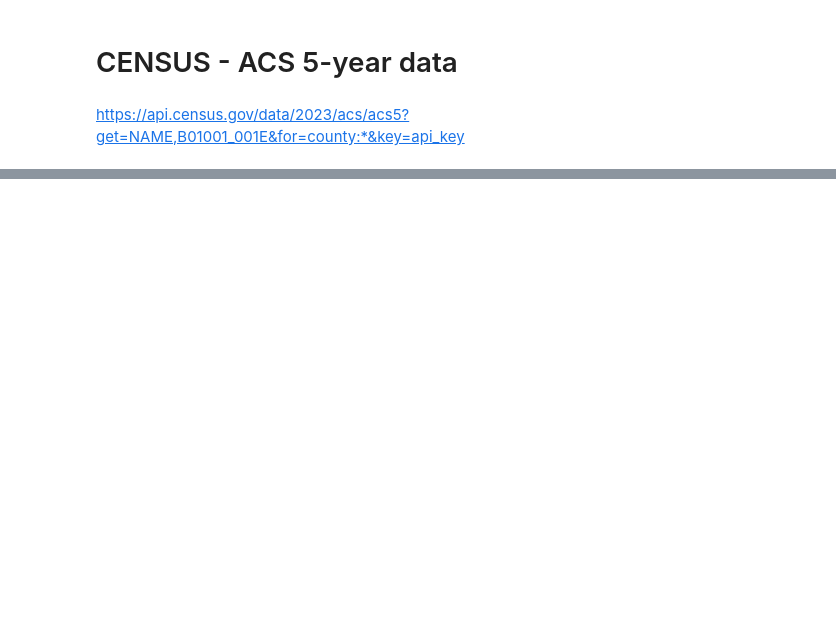
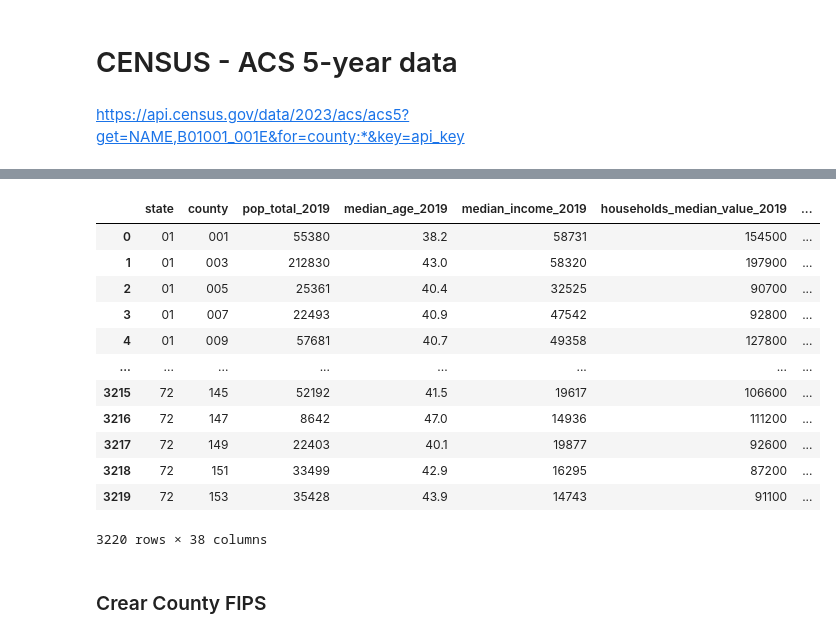
Before and after one commit to jorgegarcelan/US-Elections, a Jupyter notebook: census_api.ipynb, the cells around one changed output, grey strips where cells are left out. Saved outputs shown, nothing was run; the diff lists cells and outputs as text; code cells hidden in the pictures; blank space fills up the shorter version.

```diff
--- a/census_api.ipynb
+++ b/census_api.ipynb
@@ -109,0 +238,5 @@ variables = {
+# %%
+# Redondear todas las columnas que terminan en "_rate_{CENSUS_YEAR}" a 2 decimales
+for col in df.columns:
+    if col.endswith(f"_rate_{CENSUS_YEAR}"):
+        df[col] = df[col].round(2)
@@ -109,0 +293,18 @@ variables = {
+# %%
+df
+# %% [output]
+|  | state | county | pop_total_2019 | median_age_2019 | median_income_2019 | households_median_value_2019 | ... |
+| 0 | 01 | 001 | 55380 | 38.2 | 58731 | 154500 | ... |
+| 1 | 01 | 003 | 212830 | 43.0 | 58320 | 197900 | ... |
+| 2 | 01 | 005 | 25361 | 40.4 | 32525 | 90700 | ... |
+| 3 | 01 | 007 | 22493 | 40.9 | 47542 | 92800 | ... |
+| 4 | 01 | 009 | 57681 | 40.7 | 49358 | 127800 | ... |
+| ... | ... | ... | ... | ... | ... | ... | ... |
+| 3215 | 72 | 145 | 52192 | 41.5 | 19617 | 106600 | ... |
+| 3216 | 72 | 147 | 8642 | 47.0 | 14936 | 111200 | ... |
+| 3217 | 72 | 149 | 22403 | 40.1 | 19877 | 92600 | ... |
+| 3218 | 72 | 151 | 33499 | 42.9 | 16295 | 87200 | ... |
+| 3219 | 72 | 153 | 35428 | 43.9 | 14743 | 91100 | ... |
+3220 rows × 38 columns
+# %% [markdown]
+### Crear County FIPS
```
Also changed, not shown: parts of 16 cells of this notebook, 5 other files.
